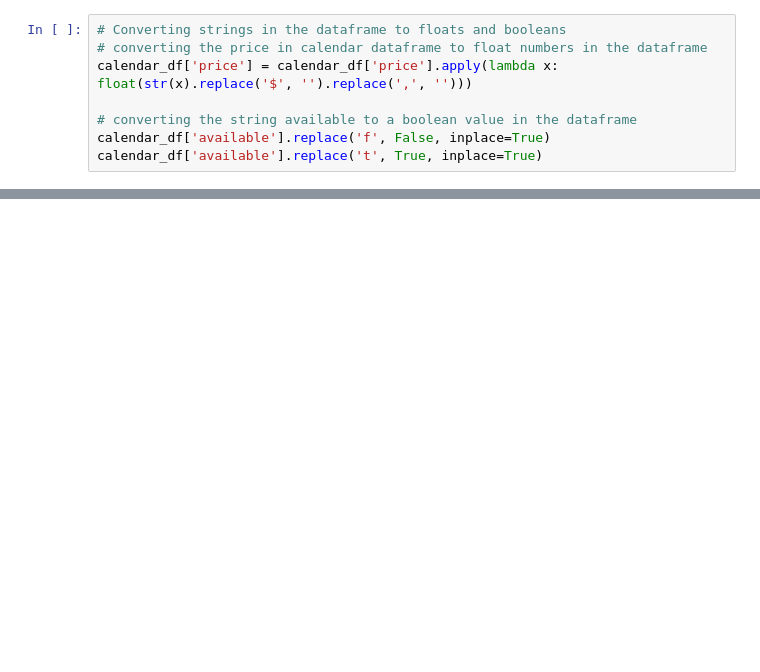
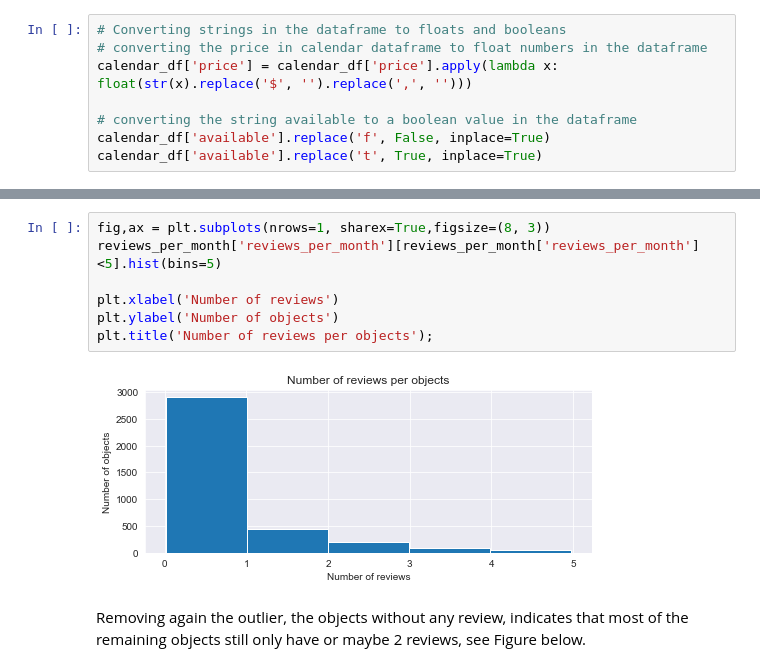
Before and after one commit to mirsadraee/Udacity_Data_Science_Projetcs, a Jupyter notebook: Project_01/Project_01_Airbnb_Data_Analysis.ipynb, the cells around one changed output, grey strips where cells are left out. Cells and saved outputs as stored; diff of their text form; blank space fills up the shorter version.

```diff
--- a/Project_01/Project_01_Airbnb_Data_Analysis.ipynb
+++ b/Project_01/Project_01_Airbnb_Data_Analysis.ipynb
@@ -94,3 +183,14 @@ plt.title('Number of objects vs. number of beds in object');
+# %%
+fig,ax = plt.subplots(nrows=1, sharex=True,figsize=(8, 3))
+reviews_per_month['reviews_per_month'][reviews_per_month['reviews_per_month']<5].hist(bins=5)
+
+plt.xlabel('Number of reviews')
+plt.ylabel('Number of objects')
+plt.title('Number of reviews per objects');
+# %% [output]
+[figure, added]
+# %% [markdown]
+Removing again the outlier, the objects without any review, indicates that most of the remaining objects still only have or maybe 2 reviews, see Figure below.
 # %%
 reviews_per_month = listings_df.groupby('id').mean()['reviews_per_month'].reset_index()
 fig,ax = plt.subplots(nrows=1, sharex=True,figsize=(8, 3))
```
Also changed, not shown: parts of 32 cells of this notebook, 3 other files.
